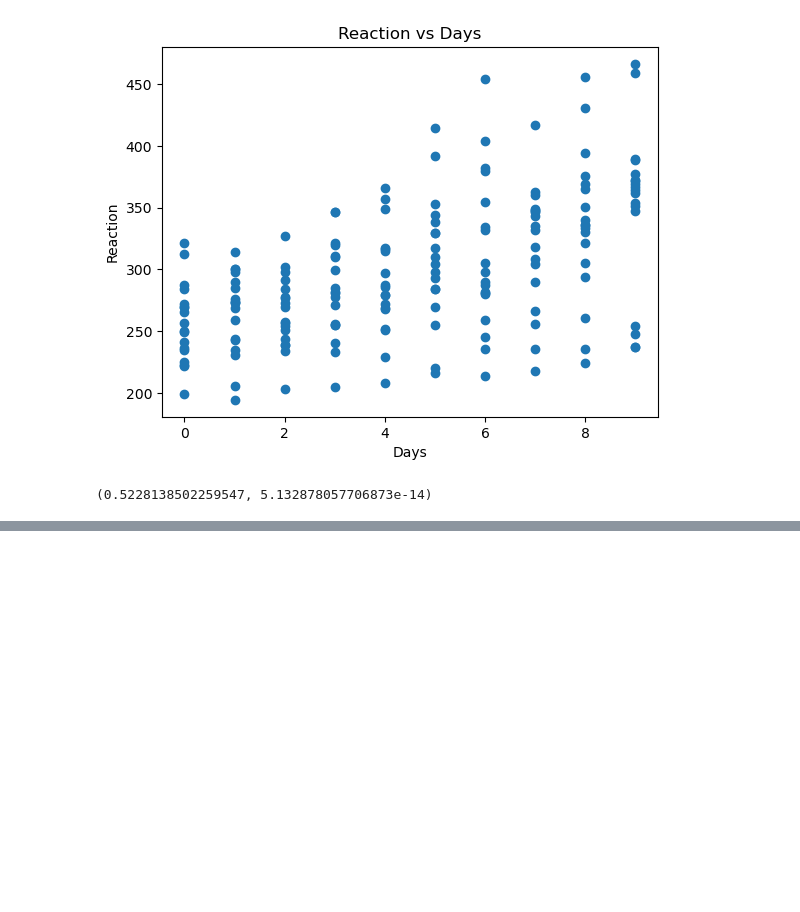
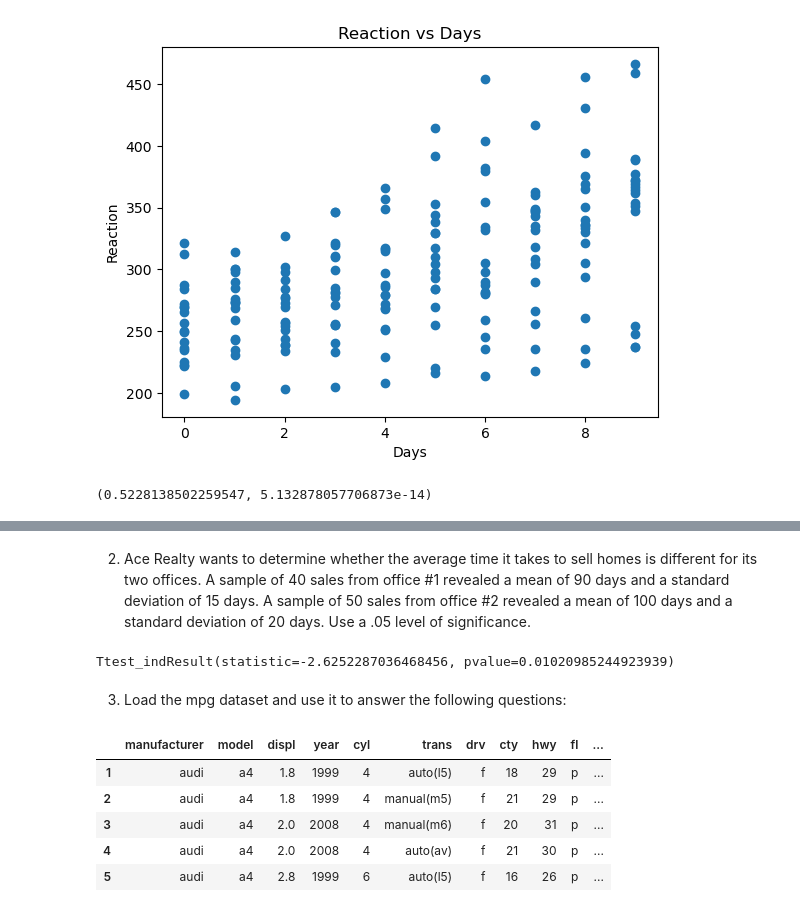
Before and after one commit to Joshua-Click/statistics-exercises, a Jupyter notebook: hypothesis_testing.ipynb, the cells around one changed output, grey strips where cells are left out. Saved outputs shown, nothing was run; the diff lists cells and outputs as text; code cells hidden in the pictures; blank space fills up the shorter version.

```diff
--- a/hypothesis_testing.ipynb
+++ b/hypothesis_testing.ipynb
@@ -370,0 +395,28 @@ r, p
+# %% [markdown]
+2. Ace Realty wants to determine whether the average time it takes to sell homes is different for its two offices. A sample of 40 sales from office #1 revealed a mean of 90 days and a standard deviation of 15 days. A sample of 50 sales from office #2 revealed a mean of 100 days and a standard deviation of 20 days. Use a .05 level of significance.
+# %%
+# office 1: n = 40 , mean = 90 , sd = 15
+# office 2: n = 50, mean = 100, sd = 20
+alpha = 0.05
+off_one_samp = 40
+off_one_mean = 90
+off_one_sd = 15
+off_two_samp = 50
+off_two_mean = 100
+off_two_sd = 20
+stats.ttest_ind_from_stats(off_one_mean, off_one_sd, off_one_samp, off_two_mean, off_two_sd, off_two_samp)
+# (statistic=-2.6252287036468456, pvalue=0.01020985244923939)
+# %% [output]
+Ttest_indResult(statistic=-2.6252287036468456, pvalue=0.01020985244923939)
+# %% [markdown]
+3. Load the mpg dataset and use it to answer the following questions:
+# %%
+mpg = data('mpg')
+mpg.head()
+# %% [output]
+|  | manufacturer | model | displ | year | cyl | trans | drv | cty | hwy | fl | ... |
+| 1 | audi | a4 | 1.8 | 1999 | 4 | auto(l5) | f | 18 | 29 | p | ... |
+| 2 | audi | a4 | 1.8 | 1999 | 4 | manual(m5) | f | 21 | 29 | p | ... |
+| 3 | audi | a4 | 2.0 | 2008 | 4 | manual(m6) | f | 20 | 31 | p | ... |
+| 4 | audi | a4 | 2.0 | 2008 | 4 | auto(av) | f | 21 | 30 | p | ... |
+| 5 | audi | a4 | 2.8 | 1999 | 6 | auto(l5) | f | 16 | 26 | p | ... |
```
Also changed, not shown: parts of 16 cells of this notebook.
